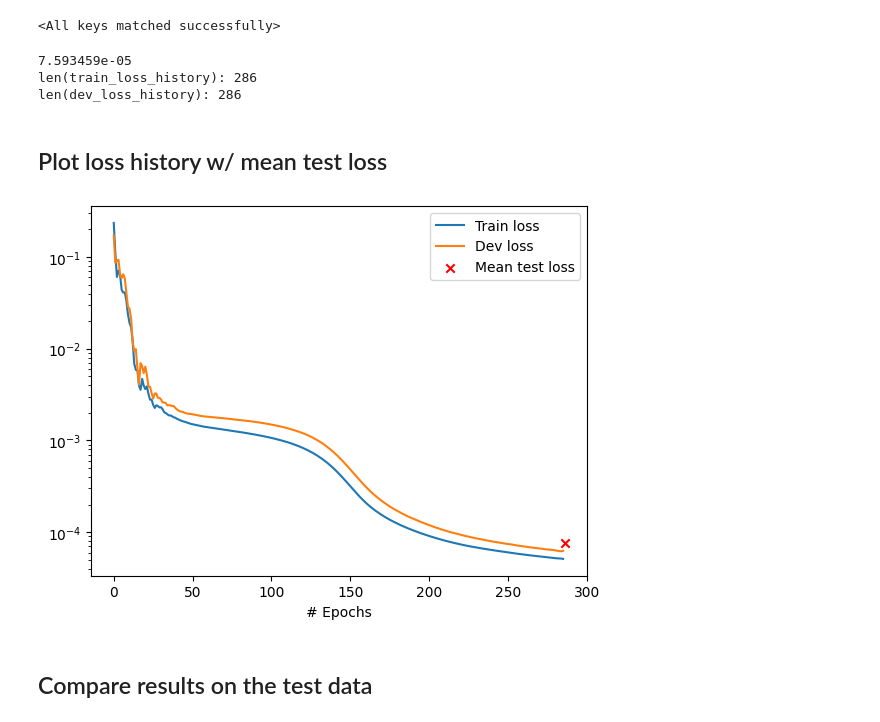
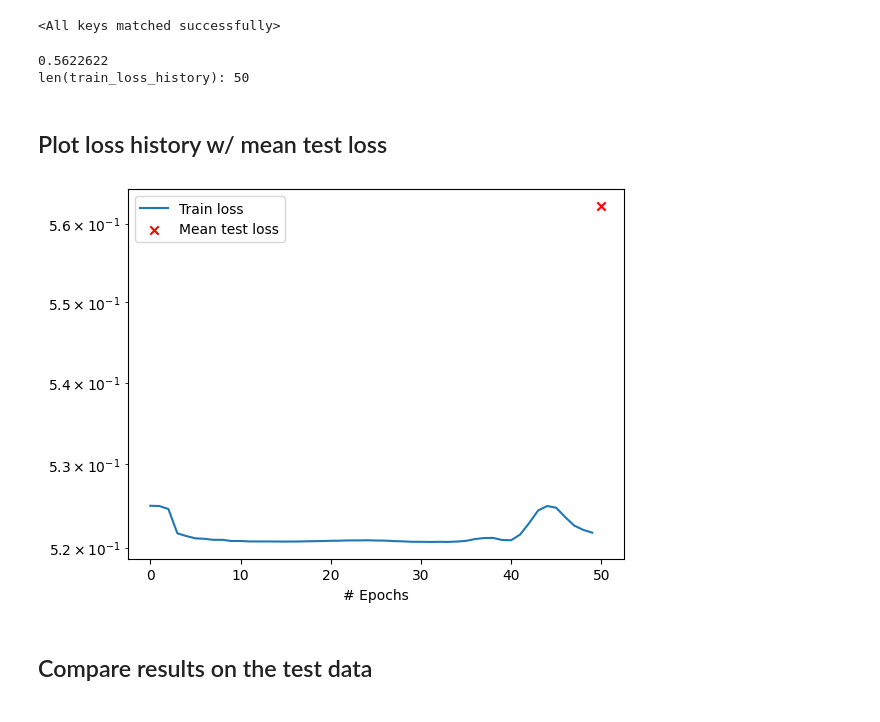
Before and after one commit to EladMichael/neuromancer, a Jupyter notebook: examples/neural_operators/Part_7_DeepONet_Poisson_aligned.ipynb, the cells around one changed output. Drawn from its saved outputs; the diff is of its cells as text; code cells hidden in the pictures.

```diff
--- a/examples/neural_operators/Part_7_DeepONet_Poisson_aligned.ipynb
+++ b/examples/neural_operators/Part_7_DeepONet_Poisson_aligned.ipynb
@@ -428,6 +494,10 @@ loss = PenaltyLoss(objectives, constraints=[])
 # %% [markdown]
 `Problem` setup using both DeepONets is similar. The Neuromancer library gives you the choice of seamlessly adding any approximator of choice in your `Problem` framework
 # %%
-problem = Problem(nodes=[node_deeponet], loss=loss, grad_inference=True)
+problem = Problem(
+    nodes=[node_dde_deeponet],  # list of nodes (neural nets) to be optimized
+    loss=loss,  # physics-informed loss function
+    grad_inference=True,
+)  # argument for allowing computation of gradients at the inference time)
 problem.show()  # graphviz library needed for graph visualization
 # %% [output]
@@ -441,12 +506,29 @@ problem_dde.show()  # graphviz library needed for graph visualization
 ## Problem Solution in NeuroMANCER
 # %%
 lr = 0.001  # step size for gradient descent
-epochs = 10000  # number of training epochs
+epochs = 50  # number of training epochs
 epoch_verbose = 10  # print loss/display loss plot when this many epochs have occurred
 warmup = 100  # number of epochs to wait before enacting early stopping policy
 patience = 0  # number of epochs with no improvement in eval metric to allow before early stopping
 
 optimizer = torch.optim.AdamW(problem.parameters(), lr=lr)
+# optimizer = torch.optim.LBFGS(problem.parameters(),  maxiter=1000, lr=lr)
+# %%
+# L-BFGS parameters
+lr = 1.0  # L-BFGS typically uses lr=1.0
+max_iter = 20  # max iterations per optimization step
+tolerance_grad = 1e-7  # termination tolerance on first order optimality
+tolerance_change = 1e-9  # termination tolerance on function value/parameter changes
+
+optimizer = torch.optim.LBFGS(
+    problem.parameters(),
+    lr=lr,
+    max_iter=max_iter,
+    tolerance_grad=tolerance_grad,
+    tolerance_change=tolerance_change,
+    history_size=100,  # update history size
+    line_search_fn="strong_wolfe",  # use line search for better convergence
+)
 # %% [markdown]
 ### Construct Trainer and solve the problem
 # %%
@@ -455,23 +537,24 @@ from neuromancer.callbacks import LossHistoryCallback
 
 # define loss history callback using plots
 loss_history_callback = LossHistoryCallback(plots_dir=None, show=True)
+# dev_loader = train_loader  # reuse
 
 # define trainer
 trainer = Trainer(
     problem.to(device),
     train_data=train_loader,
-    dev_data=dev_loader,
+    dev_data=train_loader,
     test_data=test_loader,
     optimizer=optimizer,
     logger=None,
-    callback=loss_history_callback,
+    # callback=loss_history_callback,
     epochs=epochs,
     patience=patience,
     epoch_verbose=epoch_verbose,
     train_metric="train_loss",
-    dev_metric="dev_loss",
+    dev_metric="train_loss",
     test_metric="test_loss",
-    eval_metric="dev_loss",
+    eval_metric="train_loss",
     warmup=warmup,
     device=device,
 )
@@ -491,28 +577,27 @@ problem.load_state_dict(best_model)
 <All keys matched successfully>
 # %%
 train_loss_history = [l.detach().cpu().numpy() for l in trainer.loss_history["train"]]
-dev_loss_history = [l.detach().cpu().numpy() for l in trainer.loss_history["dev"]]
+# dev_loss_history = [l.detach().cpu().numpy() for l in trainer.loss_history["dev"]]
 mean_test_loss = best_outputs["mean_test_loss"].detach().cpu().numpy()
 print(mean_test_loss)
 print(f"len(train_loss_history): {len(train_loss_history)}")
-print(f"len(dev_loss_history): {len(dev_loss_history)}")
+# print(f"len(dev_loss_history): {len(dev_loss_history)}")
 # %% [output]
-7.593459e-05
-len(train_loss_history): 286
-len(dev_loss_history): 286
+0.5622622
+len(train_loss_history): 50
 # %% [markdown]
 ## Plot loss history w/ mean test loss
 # %%
 plt.semilogy(train_loss_history, label="Train loss")
-plt.semilogy(dev_loss_history, label="Dev loss")
+# plt.semilogy(dev_loss_history, label="Dev loss")
 plt.scatter(
     len(train_loss_history), mean_test_loss, label="Mean test loss", c="red", marker="x"
 )
 plt.xlabel("# Epochs")
 plt.legend()
 plt.show()
 # %% [output]
-[figure, old version]
+[figure, new version]
 # %% [markdown]
 ## Compare results on the test data
 # %% [markdown]
```
Also changed, not shown: parts of 32 cells of this notebook.
